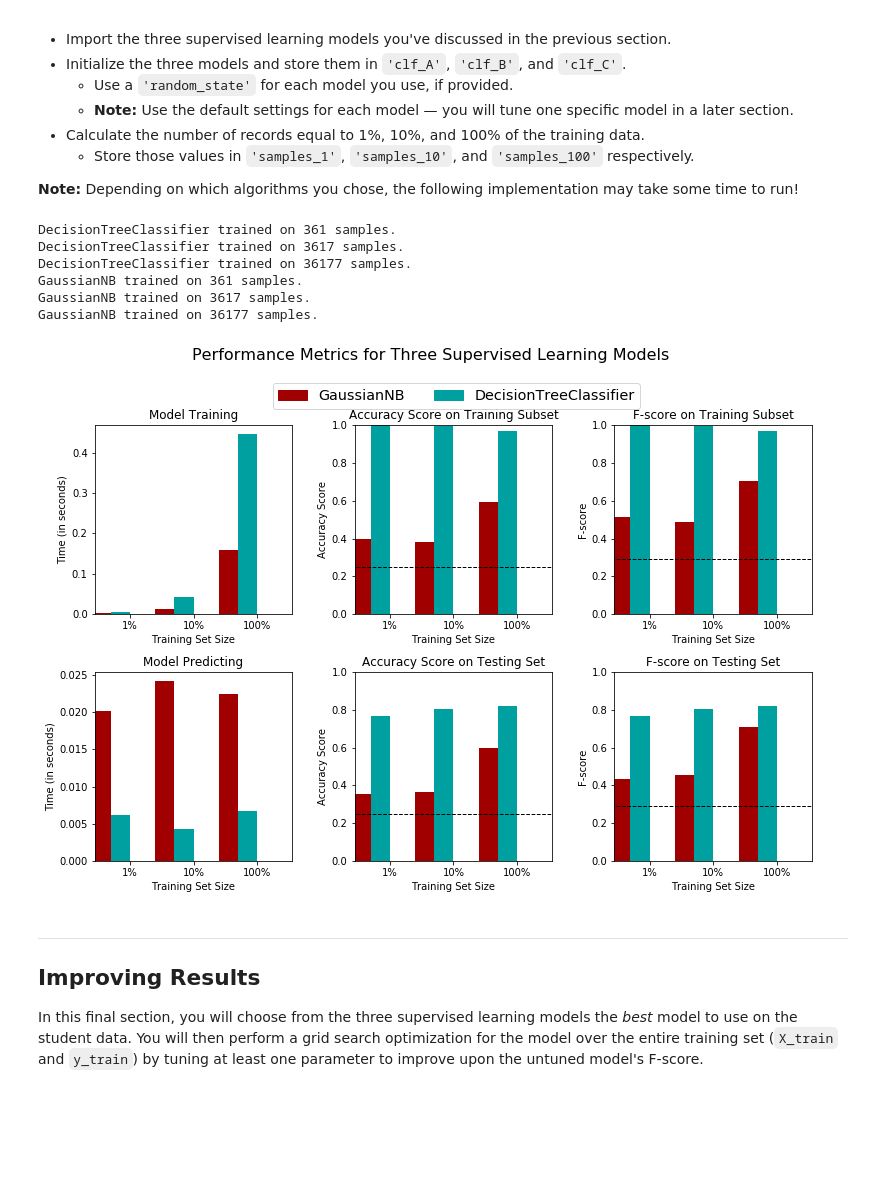
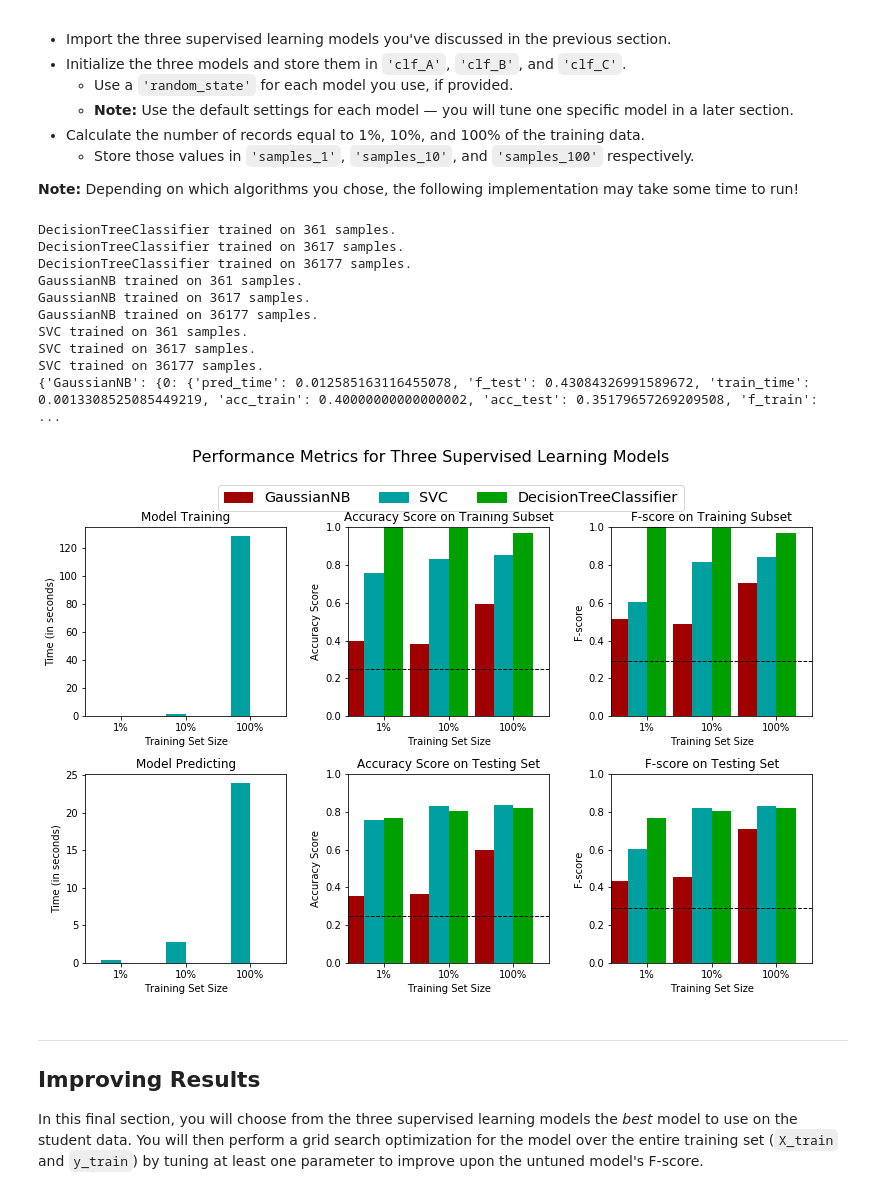
Before and after one commit to letyrodridc/Machine-Learning-Udacity, a Jupyter notebook: projects/finding_donors/finding_donors.ipynb, the cells around one changed output. Saved outputs shown, nothing was run; the diff lists cells and outputs as text; code cells hidden in the pictures; blank space fills up the shorter version.

```diff
--- a/projects/finding_donors/finding_donors.ipynb
+++ b/projects/finding_donors/finding_donors.ipynb
@@ -190,16 +207,16 @@ Looking at the distribution of classes (those who make at most \$50,000, and tho
 # %%
 # TODO: Calculate accuracy
 from sklearn.metrics import accuracy_score
-y_true = income['>50K']
+from sklearn.metrics import precision_score
+from sklearn.metrics import recall_score
+
+y_true = income
 y_pred = np.ones_like(y_true)
-low_income = income['<=50K']
+low_income = income.apply(lambda x: 0 if x == 1 else 1)
 
 accuracy = accuracy_score(y_true, y_pred, normalize=True, sample_weight=None)
-
-precision = np.sum(y_true) / np.sum(y_pred)
-
-# all the low income were classify incorrectly
-recall = 1.0
+precision = precision_score(y_true, y_pred)
+recall = recall_score(y_true, y_pred)
 
 # TODO: Calculate F-score using the formula above for beta = 0.5
 beta = 0.5
@@ -208,12 +225,6 @@ fscore = (1 + beta*beta) * (precision*recall) / ((beta*beta*precision)+recall)
 
 # Print the results
 print "Naive Predictor: [Accuracy score: {:.4f}, F-score: {:.4f}]".format(accuracy, fscore)
-
-# Note to the reviewer:
-# I could also use:
-# from sklearn.metrics import precision_score
-# from sklearn.metrics import recall_score
-# I've used to verify my results :D
 # %% [output]
 Naive Predictor: [Accuracy score: 0.2478, F-score: 0.2917]
 # %% [markdown]
@@ -404,37 +453,42 @@ In the code cell, you will need to implement the following:
 # %%
 # TODO: Import the three supervised learning models from sklearn
 from sklearn.tree import DecisionTreeClassifier
 from sklearn.naive_bayes import GaussianNB
+from sklearn.svm import SVC
+
 # TODO: Initialize the three models
 clf_A = DecisionTreeClassifier(random_state=17)
 clf_B = GaussianNB()
-clf_C = None
+clf_C = SVC(kernel="rbf")
 
 # TODO: Calculate the number of samples for 1%, 10%, and 100% of the training data
 samples_1 = len(X_train)/100
 samples_10 = len(X_train)/10
 samples_100 = len(X_train)
 
 # Collect results on the learners
 results = {}
-for clf in [clf_A,clf_B]:
-    #, clf_C]:
+for clf in [clf_A,clf_B, clf_C]:
     clf_name = clf.__class__.__name__
     results[clf_name] = {}
     for i, samples in enumerate([samples_1, samples_10, samples_100]):
         results[clf_name][i] = \
         train_predict(clf, samples, X_train, y_train, X_test, y_test)
 
 # Run metrics visualization for the three supervised learning models chosen
 vs.evaluate(results, accuracy, fscore)
 # %% [output]
 DecisionTreeClassifier trained on 361 samples.
 DecisionTreeClassifier trained on 3617 samples.
 DecisionTreeClassifier trained on 36177 samples.
 GaussianNB trained on 361 samples.
 GaussianNB trained on 3617 samples.
 GaussianNB trained on 36177 samples.
+SVC trained on 361 samples.
+SVC trained on 3617 samples.
+SVC trained on 36177 samples.
+{'GaussianNB': {0: {'pred_time': 0.012585163116455078, 'f_test': 0.43084326991589672, 'train_time': 0.0013308525085449219, 'acc_train': 0.40000000000000002, 'acc_test': 0.35179657269209508, 'f_train': ...
-[figure, old version]
+[figure, new version]
 # %% [markdown]
 ----
 ## Improving Results
```
Also changed, not shown: parts of 7 cells of this notebook.
